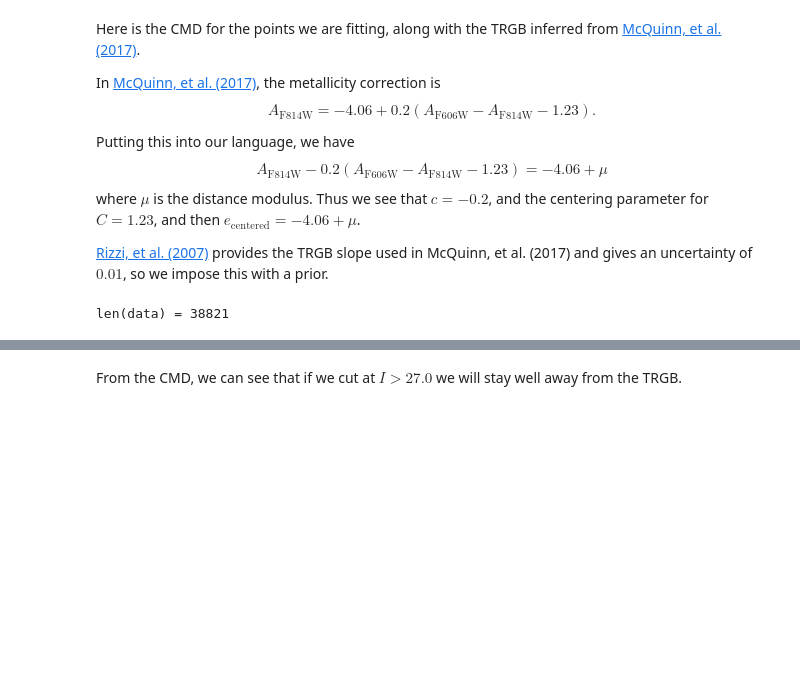
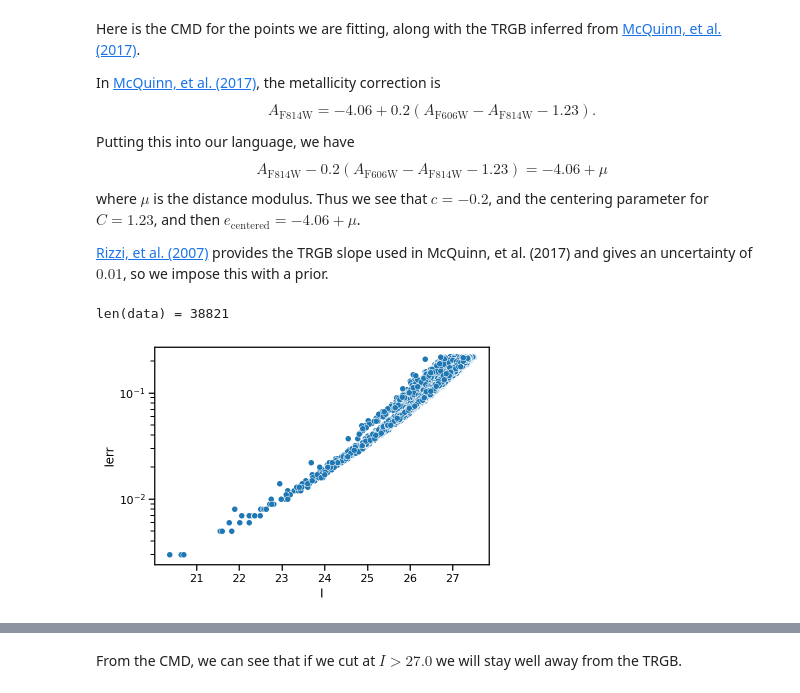
Before and after one commit to farr/EdgePhotometry, a Jupyter notebook: M63.ipynb, the cells around one changed output, grey strips where cells are left out. Cells and saved outputs as stored; diff of their text form; code cells hidden in the pictures; blank space fills up the shorter version.

Commit message:
Finally figured out good error terms.

```diff
--- a/M63.ipynb
+++ b/M63.ipynb
@@ -51,6 +51,12 @@ data['I'] = data['I'] - Iext
 data['V-I'] = data['V'] - data['I']
 data['IRectMcQ'] = data['I'] + c_mcquinn*(data['V-I'] - c_center)
 
+data['Iflux'] = 10**(data['I']/-2.5)
+data['Vflux'] = 10**(data['V']/-2.5)
+
+data['Ifluxerr'] = data['Ierr'] * data['Iflux'] * np.log(100) / 5
+data['Vfluxerr'] = data['Verr'] * data['Vflux'] * np.log(100) / 5
+
 data_rgb = data
 # rgb_mask = (data['V-I'] > 0.6) & (data['V-I'] < 2.5)
 # data_rgb = data.loc[rgb_mask]
@@ -62,3 +68,8 @@ inds = np.random.permutation(len(data_rgb))
 data_cut = data_rgb.iloc[inds[:Nfit]]
 # %% [output]
 len(data) = 38821
+# %%
+sns.scatterplot(data=data_cut, x='I', y='Ierr')
+plt.yscale('log')
+# %% [output]
+[figure, added]
```
Also changed, not shown: parts of 7 cells of this notebook.
